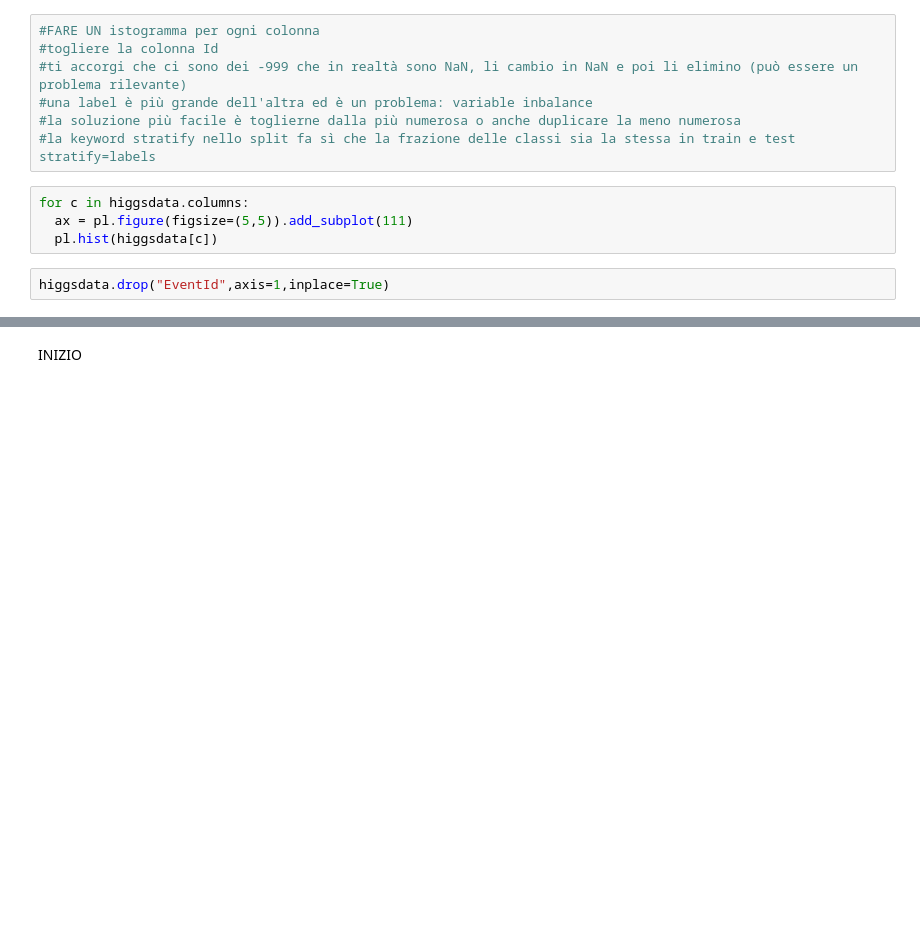
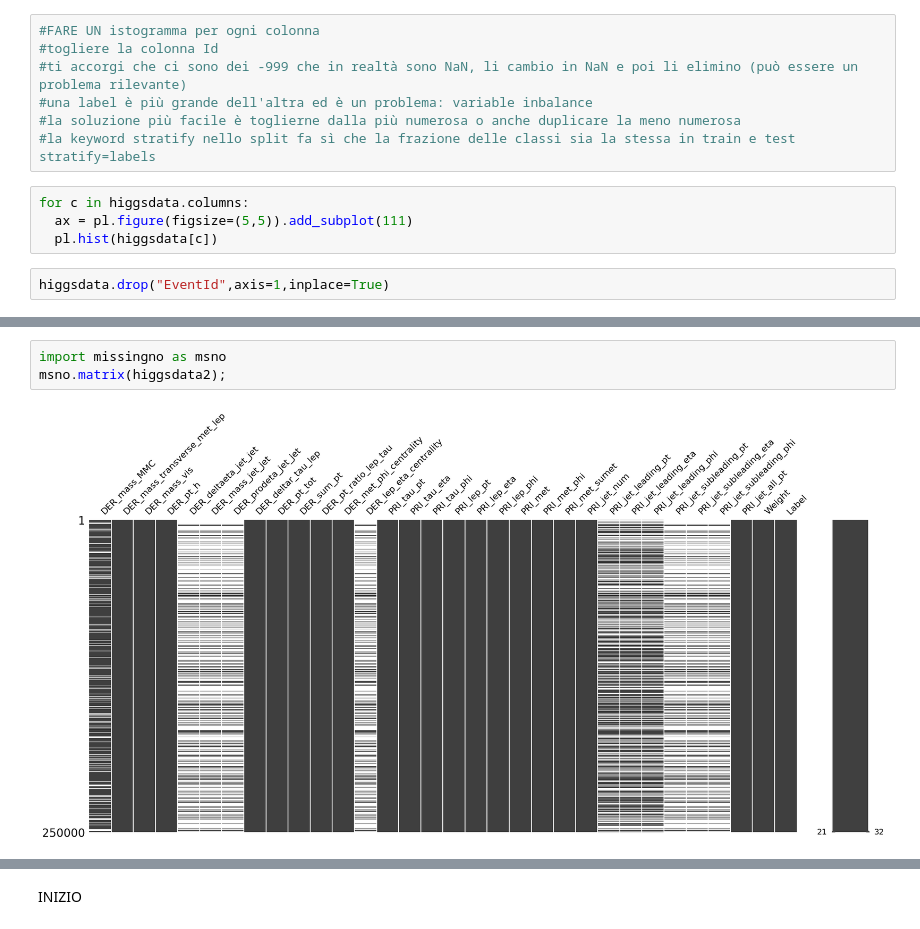
Before and after one commit to massimocipressi/MLPNS_MCipressi, a Jupyter notebook: CART/higgsbosonSearch.ipynb, the cells around one changed output, grey strips where cells are left out. Cells and saved outputs as stored; diff of their text form; blank space fills up the shorter version.

```diff
--- a/CART/higgsbosonSearch.ipynb
+++ b/CART/higgsbosonSearch.ipynb
@@ -129,0 +150,5 @@ higgsdata2=higgsdata[higgsdata!=-999] #ora dovremo togliere i NaN da questa matr
+# %%
+import missingno as msno
+msno.matrix(higgsdata2);
+# %% [output]
+[figure, added]
```
Also changed, not shown: parts of 10 cells of this notebook.
